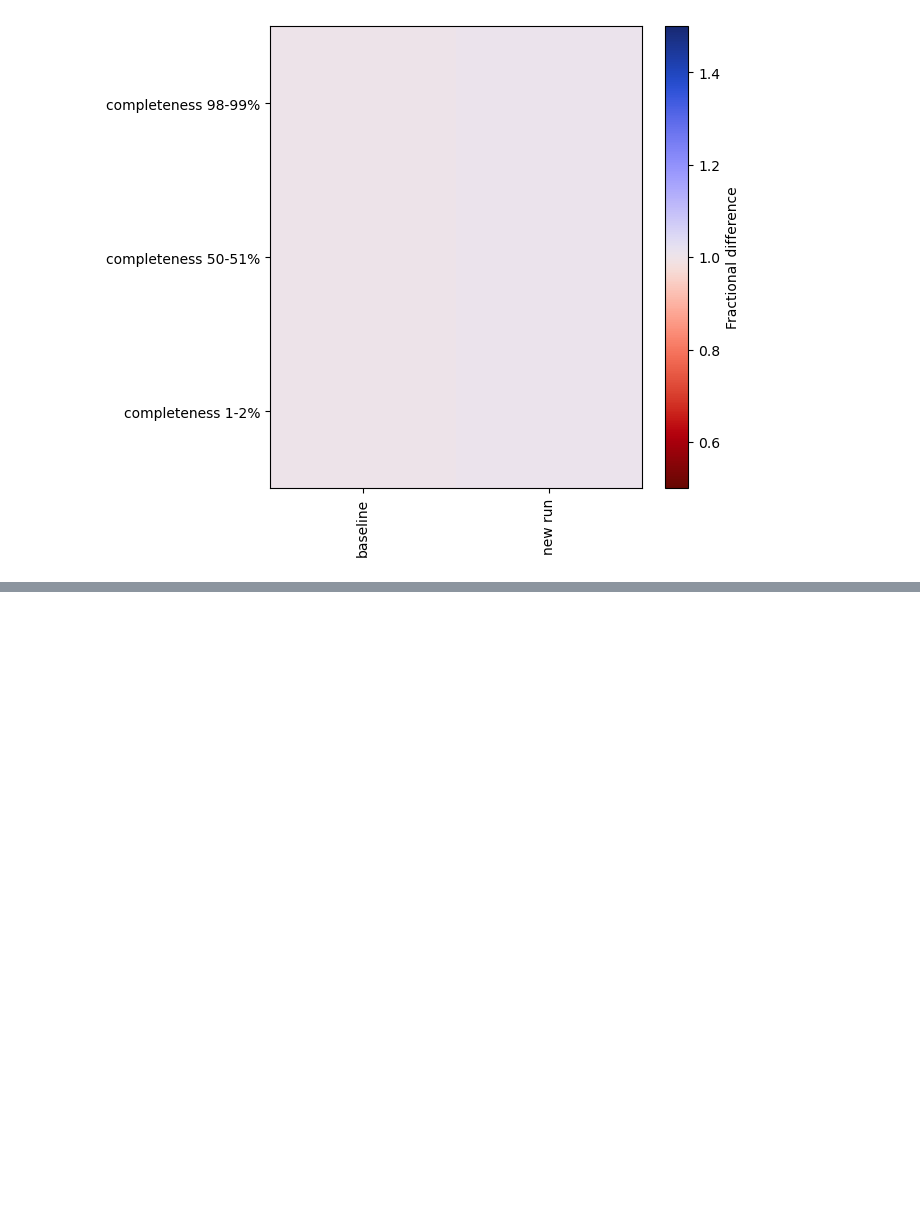
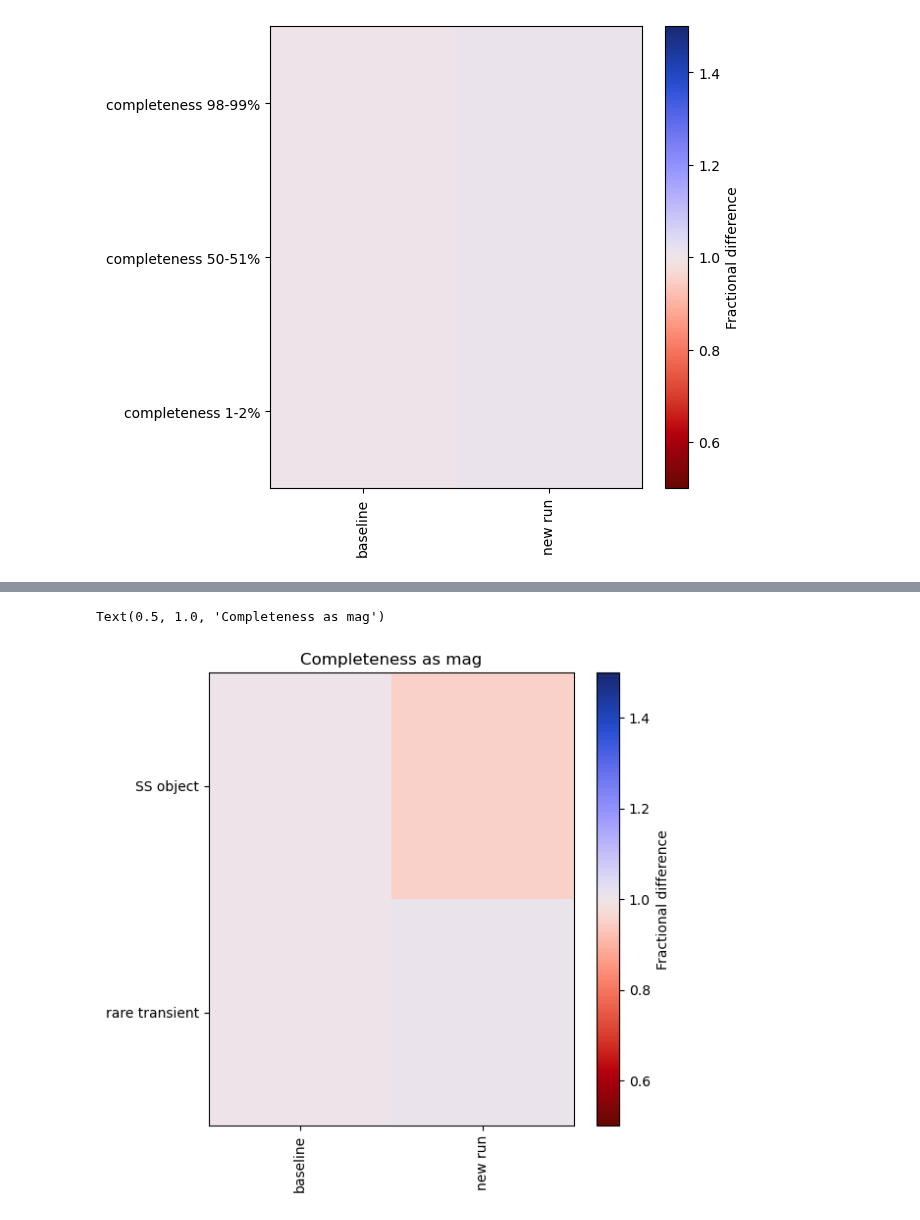
Before and after one commit to yoachim/23_Scratch, a Jupyter notebook: mesh/mesh.ipynb, the cells around one changed output, grey strips where cells are left out. Saved outputs shown, nothing was run; the diff lists cells and outputs as text; code cells hidden in the pictures; blank space fills up the shorter version.

```diff
--- a/mesh/mesh.ipynb
+++ b/mesh/mesh.ipynb
@@ -59,0 +72,10 @@ fig, ax = maf.plot_run_metric_mesh(data, baseline_run='baseline', metric_set=met
+# %%
+metric_set1 = pd.DataFrame({'metric': 'rare transient', 'short_name': 'rare transient', 'style': None, 'invert': False, 'mag': True}, index=['rare transient'])
+metric_set2 = pd.DataFrame({'metric': 'SS object', 'short_name': 'SS object', 'style': None, 'invert': False, 'mag': True}, index=['SS object'])
+metric_set = pd.concat([metric_set1, metric_set2])
+metric_set.index.name = 'metric'
+fig, ax = maf.plot_run_metric_mesh(data, baseline_run='baseline', metric_set=metric_set)
+ax.set_title('Completeness as mag')
+# %% [output]
+Text(0.5, 1.0, 'Completeness as mag')
+[figure, added]
```
Also changed, not shown: parts of 3 cells of this notebook.
